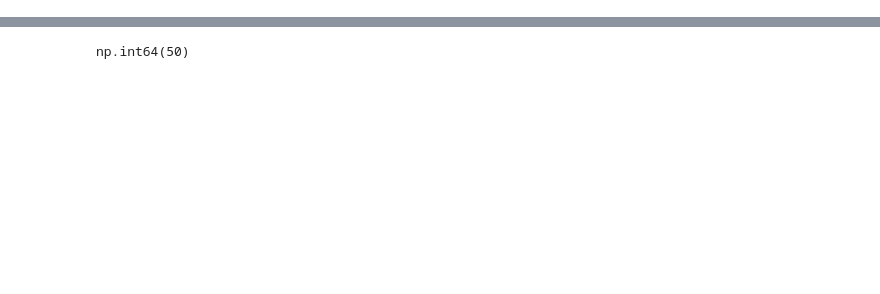
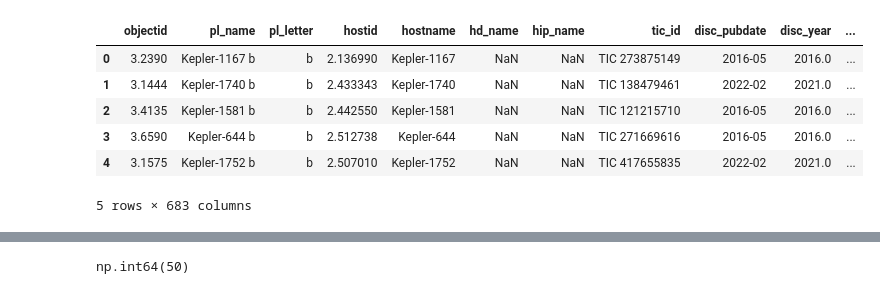
Before and after one commit to dylanmalis-collab/Exoplanet_Life, a Jupyter notebook: Jupiter-création colonne.ipynb, the cells around one changed output, grey strips where cells are left out. Cells and saved outputs as stored; diff of their text form; code cells hidden in the pictures; blank space fills up the shorter version.

```diff
--- a/Jupiter-création colonne.ipynb
+++ b/Jupiter-création colonne.ipynb
@@ -15,3 +8,17 @@ df.head()
+# %%
+url = "https://exoplanetarchive.ipac.caltech.edu/TAP/sync?query=select+*+from+pscomppars&format=csv"
+
+df = pd.read_csv(url)
+
+df.head()
+# %% [output]
+|  | objectid | pl_name | pl_letter | hostid | hostname | hd_name | hip_name | tic_id | disc_pubdate | disc_year | ... |
+| 0 | 3.2390 | Kepler-1167 b | b | 2.136990 | Kepler-1167 | NaN | NaN | TIC 273875149 | 2016-05 | 2016.0 | ... |
+| 1 | 3.1444 | Kepler-1740 b | b | 2.433343 | Kepler-1740 | NaN | NaN | TIC 138479461 | 2022-02 | 2021.0 | ... |
+| 2 | 3.4135 | Kepler-1581 b | b | 2.442550 | Kepler-1581 | NaN | NaN | TIC 121215710 | 2016-05 | 2016.0 | ... |
+| 3 | 3.6590 | Kepler-644 b | b | 2.512738 | Kepler-644 | NaN | NaN | TIC 271669616 | 2016-05 | 2016.0 | ... |
+| 4 | 3.1575 | Kepler-1752 b | b | 2.507010 | Kepler-1752 | NaN | NaN | TIC 417655835 | 2022-02 | 2021.0 | ... |
+5 rows × 683 columns
 # %%
 df[df["pl_bmasse"] <= 5]
 # %% [output]
```
Also changed, not shown: parts of 33 cells of this notebook, 13 other files.
